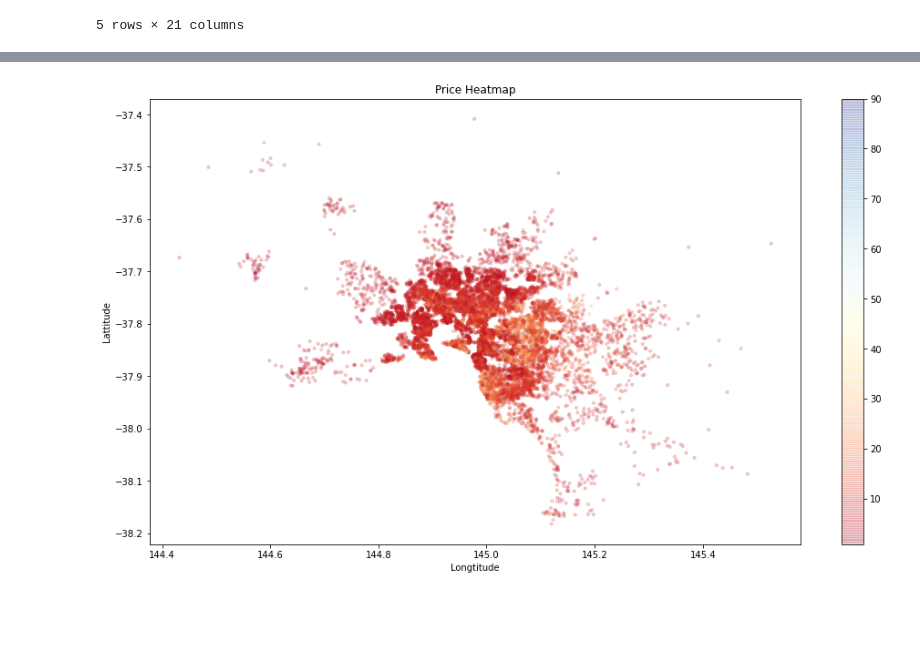
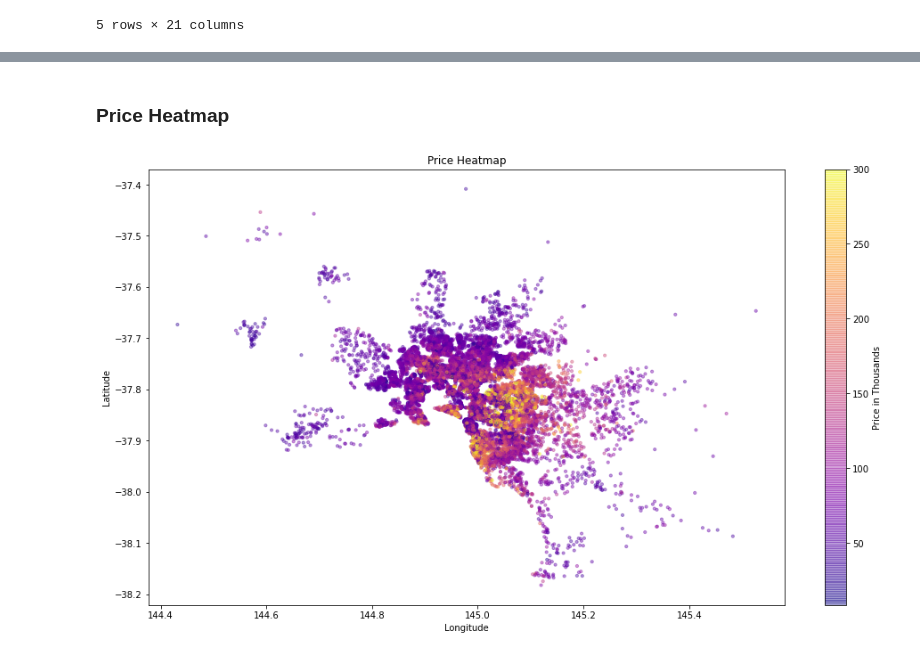
Before and after one commit to sheldyso/Data-Visualisation-Report, a Jupyter notebook: Data Visualisation Report.ipynb, the cells around one changed output, grey strips where cells are left out. Cells and saved outputs as stored; diff of their text form; code cells hidden in the pictures; blank space fills up the shorter version.

```diff
--- a/Data Visualisation Report.ipynb
+++ b/Data Visualisation Report.ipynb
@@ -56,12 +70,25 @@ import seaborn as sns
+# %% [markdown]
+### Price Heatmap
 # %%
-cm = plt.cm.get_cmap('RdYlBu')
+import seaborn as sns
+
+#color scheme for the heatmap
+cm = plt.cm.get_cmap('plasma')
+
+#plotting data
 fig = plt.figure(figsize=(16, 9))
-#plt.figure(figsize= (14,7))
-plt.scatter(x = data['Longtitude'], y= data['Lattitude'], alpha= 0.2, c = data['Price']/100000, s = 10, cmap=cm)
-plt.xlabel('Longtitude')
-plt.ylabel('Lattitude')
+plt.scatter(x = data['Longtitude'], y= data['Lattitude'], alpha= 0.4, c = data['Price']/10000, s = 10, cmap=cm)
+
+#labels
+plt.xlabel('Longitude')
+plt.ylabel('Latitude')
 plt.title('Price Heatmap')
-plt.colorbar()
+
+#legend
+cbar = plt.colorbar()
+cbar.set_label('Price in Thousands')
+plt.clim(vmax= 300)
+
 plt.show()
 # %% [output]
-[figure, old version]
+[figure, new version]
```
Also changed, not shown: parts of 16 cells of this notebook, 4 other files.
